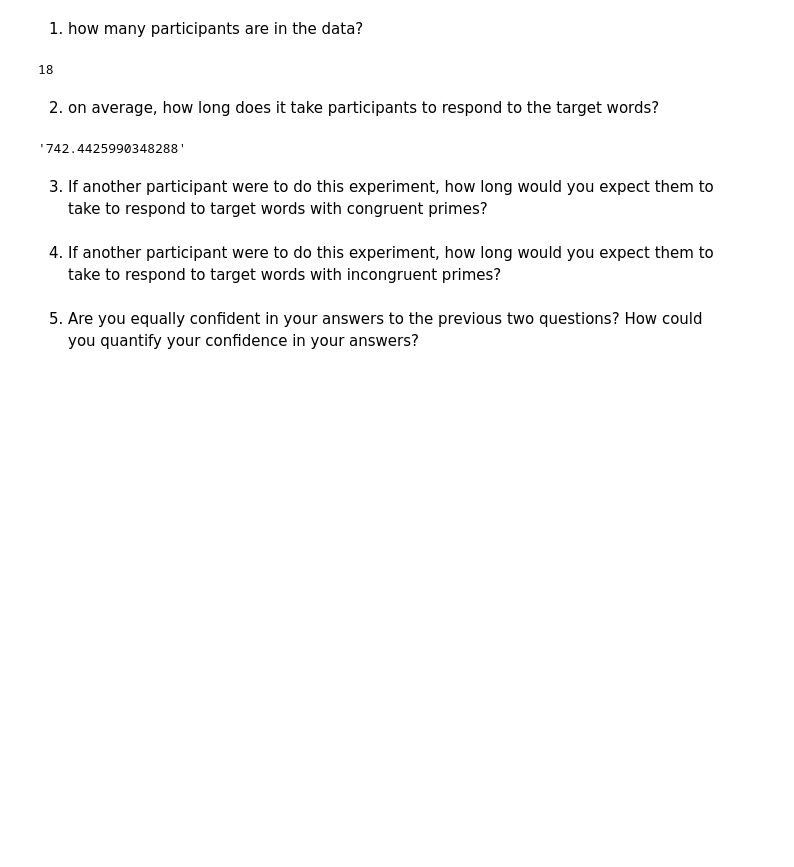
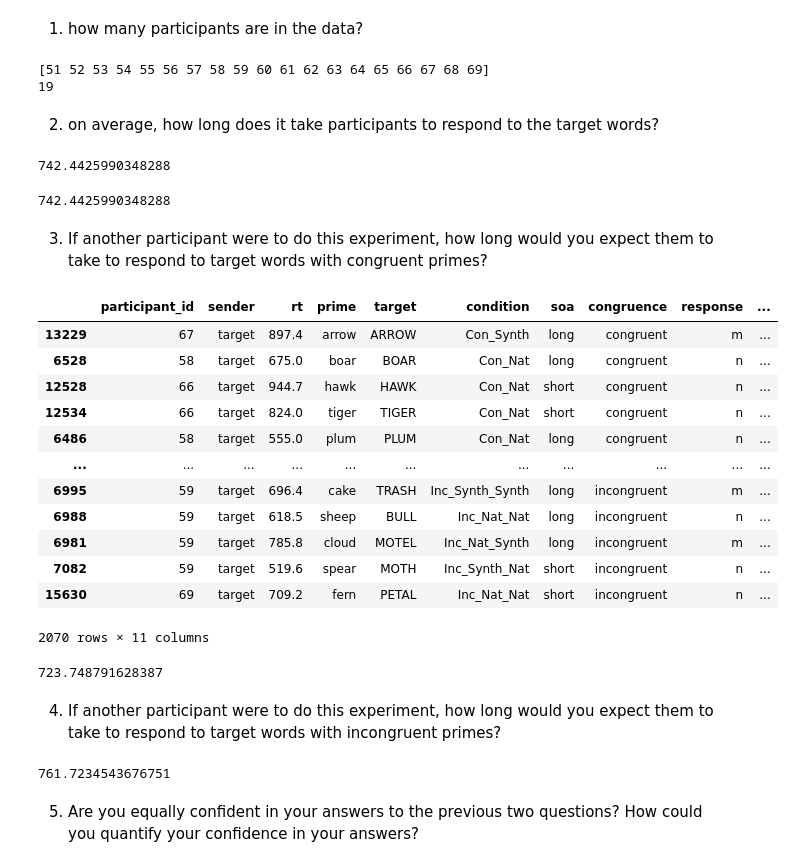
Before and after one commit to annalewis01/E26-experimental-psycholinguistics, a Jupyter notebook: descriptive statistics/descriptive_statistics_practice.ipynb, the cells around one changed output. Cells and saved outputs as stored; diff of their text form; code cells hidden in the pictures; blank space fills up the shorter version.

```diff
--- a/descriptive statistics/descriptive_statistics_practice.ipynb
+++ b/descriptive statistics/descriptive_statistics_practice.ipynb
@@ -123,23 +123,74 @@ Do these measures give you a better estimate the standard measures of central te
 # %% [markdown]
 1. how many participants are in the data?
 # %%
-69-51
-#participant id seems to range from 51 to 69
+print(df["participant_id"].unique())
+#here we can see which participant ids there are
+#we do len to see how many items without having to count
+
+print(len(df["participant_id"].unique()))
 # %% [output]
-18
+[51 52 53 54 55 56 57 58 59 60 61 62 63 64 65 66 67 68 69]
+19
 # %% [markdown]
 2. on average,  how long does it take participants to respond to the target words?
 # %%
-str(df["rt"].mean())
+print(df["rt"].mean())
 # %% [output]
-'742.4425990348288'
+742.4425990348288
+# %%
+print(df[df["sender"] == "target"]["rt"].mean())
+
+#dory does it like this - this works for when you don't only have the relevant columns
+
+#formula:
+#df[df["colname"] == "condition"]["colname"].mean()
+#df[df["colname"] == "condition"]["colname"].median()
+# %% [output]
+742.4425990348288
 # %% [markdown]
 3. If another participant were to do this experiment, how long would you expect them to take to respond to target words with congruent primes?
 # %%
 #make a new dataframe with only congruent primes, then find the mean from there
 #take from column "congruence" answers with only "congruent" as answer
-a
+
+df_cong = df.sort_values(by='congruence', key=lambda col: col.str.lower())
+df_cong
+#okay this just sorted the congrunce by congruent at the top and incongruent at the bottom
+
+
+#stuff dory has written down idk
+#df_cong[df["congruence"] == "congruent"]["congruence"].mean()
+#df_cong
+
+
+#df["congruence"].unique()
+#df["colname"].corr(df["colname"])
+# %% [output]
+|  | participant_id | sender | rt | prime | target | condition | soa | congruence | response | ... |
+| 13229 | 67 | target | 897.4 | arrow | ARROW | Con_Synth | long | congruent | m | ... |
+| 6528 | 58 | target | 675.0 | boar | BOAR | Con_Nat | long | congruent | n | ... |
+| 12528 | 66 | target | 944.7 | hawk | HAWK | Con_Nat | short | congruent | n | ... |
+| 12534 | 66 | target | 824.0 | tiger | TIGER | Con_Nat | short | congruent | n | ... |
+| 6486 | 58 | target | 555.0 | plum | PLUM | Con_Nat | long | congruent | n | ... |
+| ... | ... | ... | ... | ... | ... | ... | ... | ... | ... | ... |
+| 6995 | 59 | target | 696.4 | cake | TRASH | Inc_Synth_Synth | long | incongruent | m | ... |
+| 6988 | 59 | target | 618.5 | sheep | BULL | Inc_Nat_Nat | long | incongruent | n | ... |
+| 6981 | 59 | target | 785.8 | cloud | MOTEL | Inc_Nat_Synth | long | incongruent | m | ... |
+| 7082 | 59 | target | 519.6 | spear | MOTH | Inc_Synth_Nat | short | incongruent | n | ... |
+| 15630 | 69 | target | 709.2 | fern | PETAL | Inc_Nat_Nat | short | incongruent | n | ... |
+2070 rows × 11 columns
+# %%
+print(df[df["congruence"] == "congruent"]["rt"].mean())
+
+#the stuff i'd tried in the previous cell was almost right, i just needed to mention RT and not just congruence
+# silly billy
+# %% [output]
+723.748791628387
 # %% [markdown]
 4. If another participant were to do this experiment, how long would you expect them to take to respond to target words with incongruent primes?
+# %%
+print(df[df["congruence"] == "incongruent"]["rt"].mean())
+# %% [output]
+761.7234543676751
 # %% [markdown]
 5. Are you equally confident in your answers to the previous two questions? How could you quantify your confidence in your answers?
```
Also changed, not shown: parts of 11 cells of this notebook, 1 other file.
